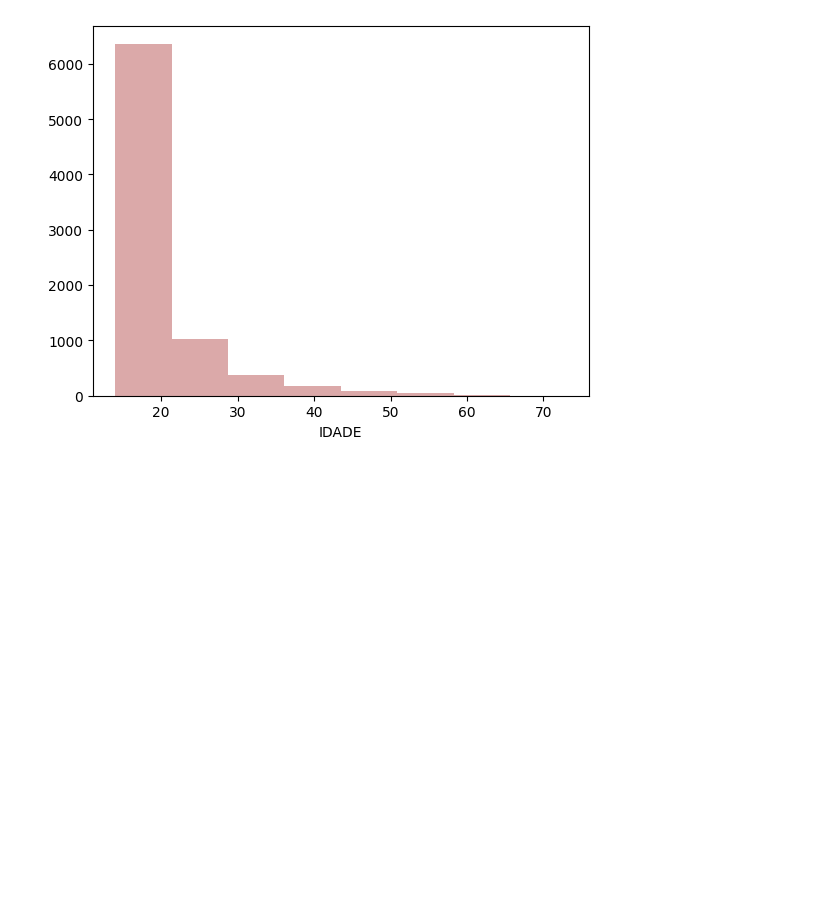
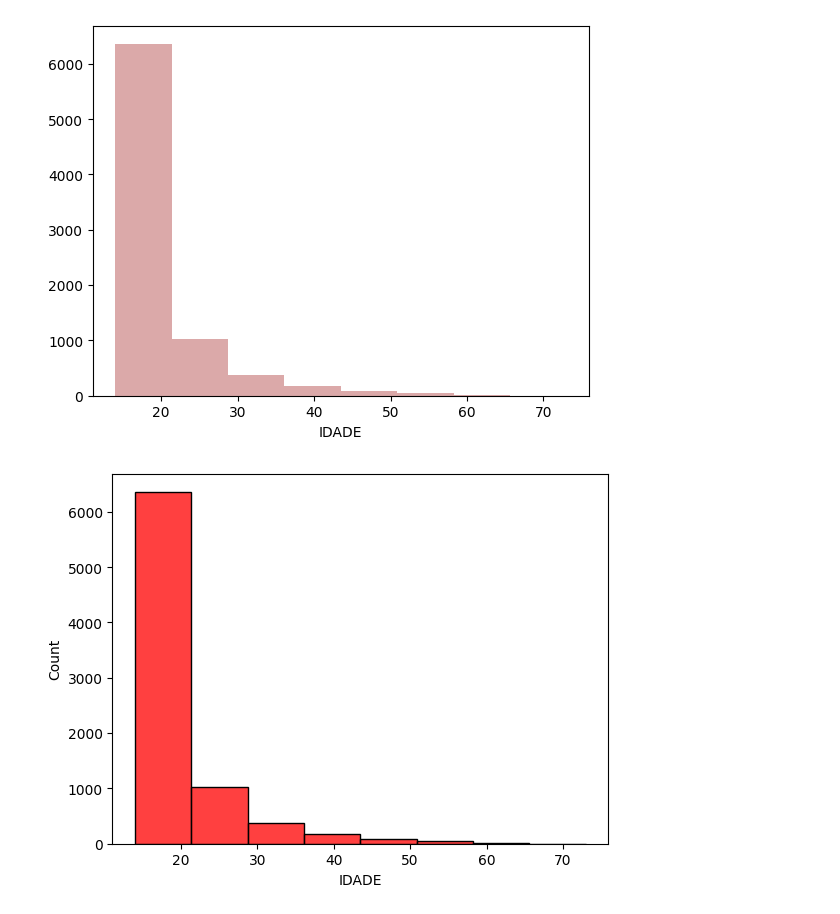
Before and after one commit to mateus-neres/Analise_estatistica_enem_2019, a Jupyter notebook: Distribuicao_De_Frequencia_Etapa03.ipynb, the cells around one changed output. Cells and saved outputs as stored; diff of their text form; code cells hidden in the pictures; blank space fills up the shorter version.

```diff
--- a/Distribuicao_De_Frequencia_Etapa03.ipynb
+++ b/Distribuicao_De_Frequencia_Etapa03.ipynb
@@ -209,3 +209,7 @@ https://gist.github.com/mwaskom/de44147ed2974457ad6372750bbe5751
 # %%
 import warnings
 warnings.filterwarnings("ignore", category=FutureWarning)
+# %%
+sns.histplot(enem_sorocaba["IDADE"], bins=8, color="red");
+# %% [output]
+[figure, added]
```
Also changed, not shown: parts of 1 cell of this notebook.
